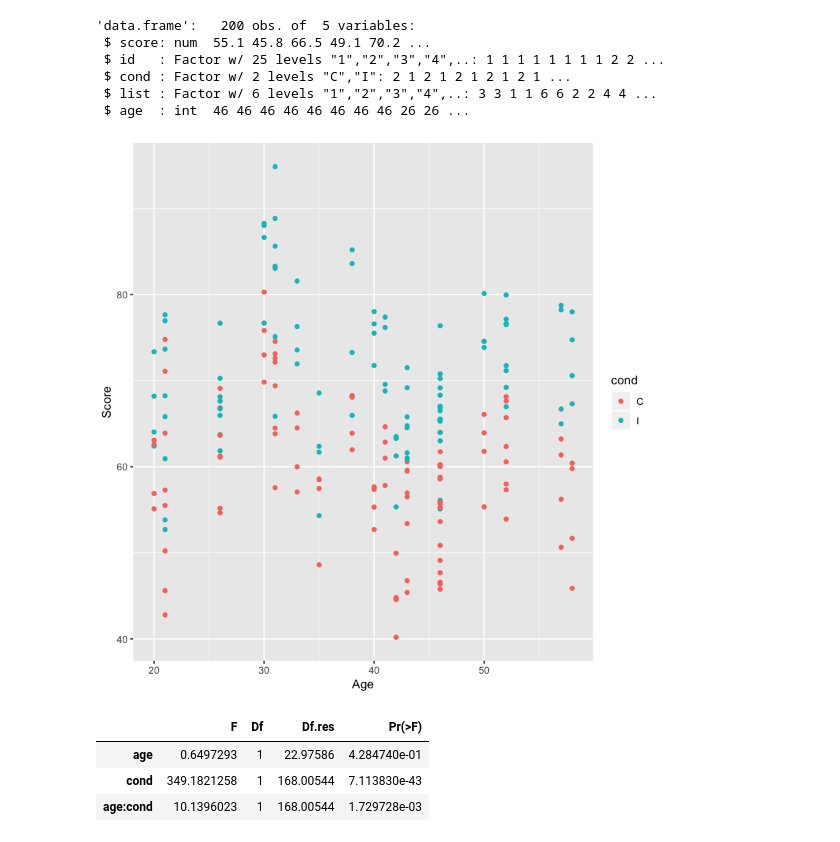
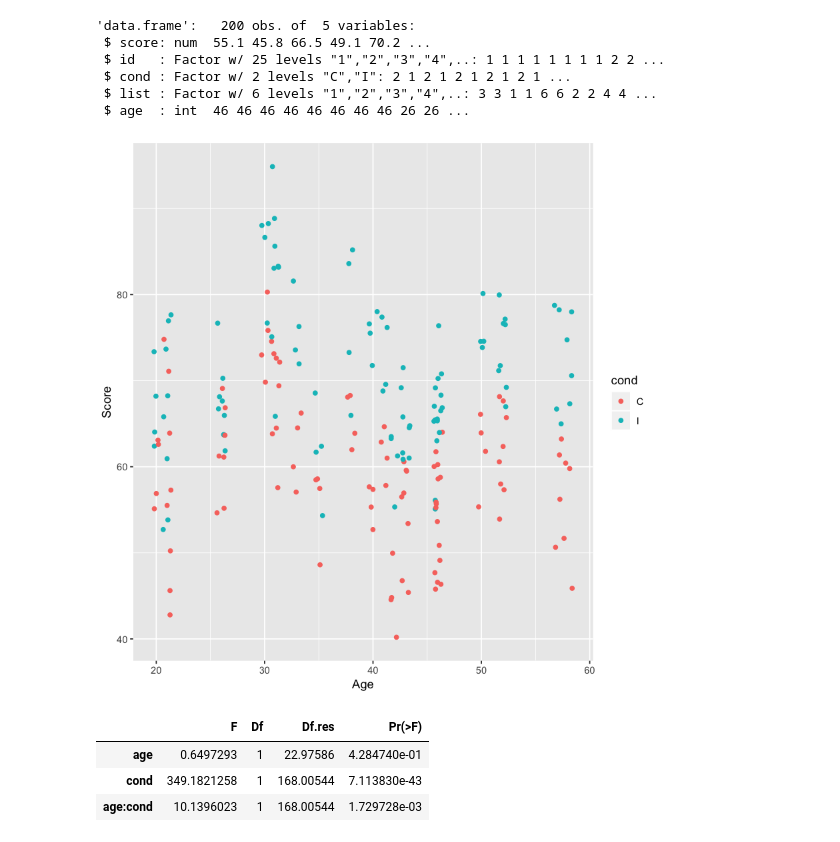
Before and after one commit to haribharadwaj/notebooks, a Jupyter notebook: STATS/LinearMixedModels.ipynb, the cells around one changed output. Cells and saved outputs as stored; diff of their text form; code cells hidden in the pictures.

```diff
--- a/STATS/LinearMixedModels.ipynb
+++ b/STATS/LinearMixedModels.ipynb
@@ -219,10 +219,10 @@ str(dat)
  $ list : Factor w/ 6 levels "1","2","3","4",..: 3 3 1 1 6 6 2 2 4 4 ...
  $ age  : int  46 46 46 46 46 46 46 46 26 26 ...
 # %%
-p <- ggplot(aes(x=age,y=score,color=cond), data=dat) + geom_point()
+p <- ggplot(aes(x=age,y=score,color=cond), data=dat) + geom_jitter()
 p + xlab('Age') + ylab('Score')
 # %% [output]
-[figure, old version]
+[figure, new version]
 # %%
 m <- lmer(score ~ age*cond + (1|list) + (1|id), data=dat)
 # %%
```
Also changed, not shown: parts of 9 cells of this notebook.
